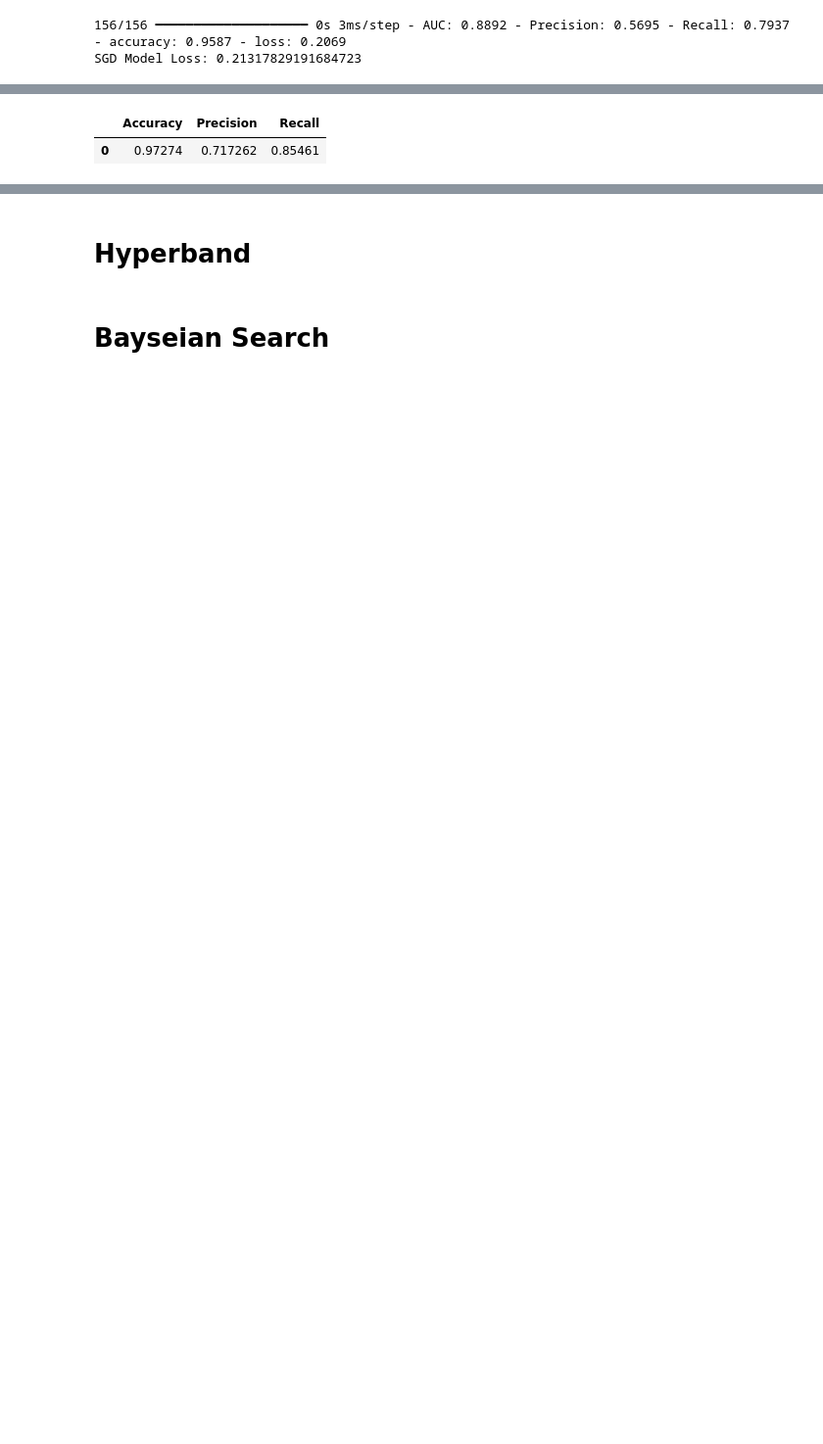
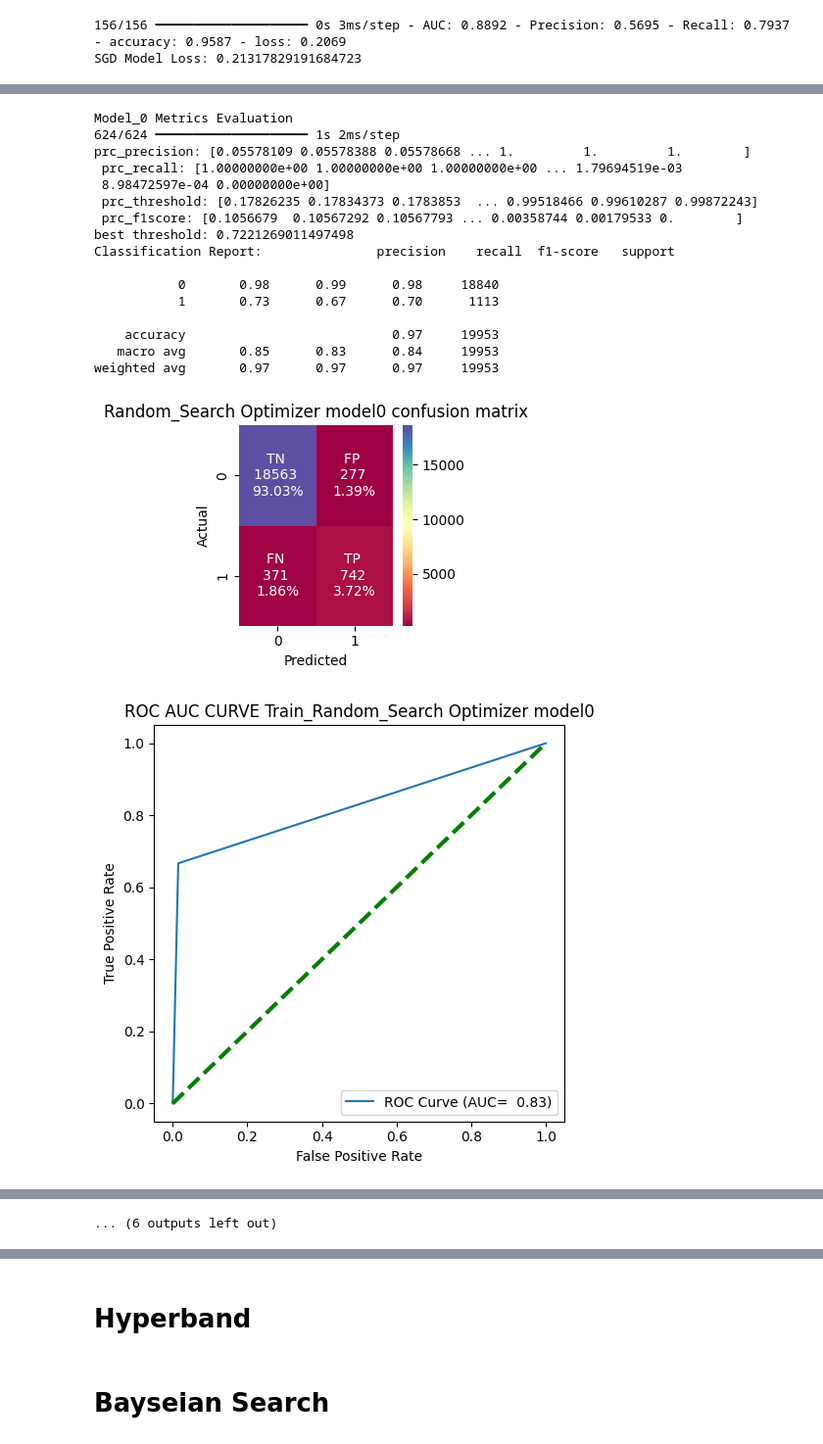
Before and after one commit to jpkarthik/AIMLHandson, a Jupyter notebook: Neural Networks/ReneWind_v1_0.ipynb, the cells around one changed output, grey strips where cells are left out. Shown at 98% size. Drawn from its saved outputs; the diff is of its cells as text; code cells hidden in the pictures; blank space fills up the shorter version.

```diff
--- a/Neural Networks/ReneWind_v1_0.ipynb
+++ b/Neural Networks/ReneWind_v1_0.ipynb
@@ -410,5 +462,10 @@ SGD Model Loss: 0.21317829191684723
 # %%
 def classWeightCalculation():
-  cal_class_weight = compute_class_weight(class_weight='balanced',classes = np.unique(Target_Train), y=Target_Train)
+  cal_class_weight = compute_class_weight(class_weight='balanced',
+                                          classes = np.unique(Target_Train), y=Target_Train)
   dict_class_weight = dict(enumerate(cal_class_weight))
   return dict_class_weight
+
+
+dict_classWeight = classWeightCalculation()
+print(dict_classWeight)
@@ -471,0 +474,3 @@ ObjHT =NNHyperParameterTuning()
+# %%
+for iteration in range(1,4):
+  print(iteration)
@@ -489,6 +721,14 @@ Reloading Tuner from ReneWind/RandomSearch_HyperTune_02/tuner0.json
 # %%
-best_hyperparameter = random_tuner.get_best_hyperparameters(num_trials=1)[0]
+best_hyperparameter = random_tuner.get_best_hyperparameters(num_trials=6)
 
-for key,value in best_hyperparameter.values.items():
-  print(f'{key}:{value}')
+for bst_hyp in best_hyperparameter:
+  for key,value in bst_hyp.values.items():
+
+    print(f'{key}:{value}')
+  print('-'*100)
+hyp_list = []
+for hp in best_hyperparameter:
+  hyp_list.append(hp.values)
+
+df_hyp = pd.DataFrame(hyp_list)
 # %% [output]
@@ -511,0 +772,11 @@ rate_Droput_2:0.4
+# %%
+stop_early = EarlyStopping(monitor = 'val_loss', patience= 4, restore_best_weights=True)
+lr_reducing = ReduceLROnPlateau(monitor = 'val_loss', patience=4, factor=0.2, min_lr= 1e-6)
+RndmSearch_Best_Model_Fit = []
+for hyp in best_hyperparameter:
+  model = ObjHT.BuildModel(hyp)
+  model.fit(Feature_Train_Scaled, Target_Train, epochs = 100,
+            validation_split = 0.2,callbacks = [stop_early, lr_reducing],
+            class_weight = dict_classWeight, verbose =1,
+            batch_size = 32, shuffle=True)
+  RndmSearch_Best_Model_Fit.append(model)
@@ -562,5 +803,28 @@ df_Test_Metrics_RS = pd.DataFrame({'Accuracy':[Test_accuracy], 'Precision':[Test
-# %%
-df_Test_Metrics_RS
-# %% [output]
-|  | Accuracy | Precision | Recall |
-| 0 | 0.97274 | 0.717262 | 0.85461 |
+# %%
+df_Rs_Best_Train = pd.DataFrame()
+df_Rs_Best_Test = pd.DataFrame()
+for indx, model_bst in enumerate(RndmSearch_Best_Model_Fit):
+  print(f'Model_{indx} Metrics Evaluation')
+  df_Rs_Best_Train = pd.concat([df_Rs_Best_Train, ObjMetrics.Metrics_Calculation
+                        (model_bst, Feature_Train_Scaled, Target_Train, f'Random_Search Optimizer model{indx}','Train')], ignore_index=True )
+  df_Rs_Best_Test = pd.concat( [df_Rs_Best_Test, ObjMetrics.Metrics_Calculation
+                        (model_bst, Feature_Test_Scaled, Target_Test, f'Random_Search Optimizer model{indx}','Test')], ignore_index=True )
+# %% [output]
+Model_0 Metrics Evaluation
+624/624 ━━━━━━━━━━━━━━━━━━━━ 1s 2ms/step
+prc_precision: [0.05578109 0.05578388 0.05578668 ... 1.         1.         1.        ]
+ prc_recall: [1.00000000e+00 1.00000000e+00 1.00000000e+00 ... 1.79694519e-03
+ 8.98472597e-04 0.00000000e+00]
+ prc_threshold: [0.17826235 0.17834373 0.1783853  ... 0.99518466 0.99610287 0.99872243]
+ prc_f1score: [0.1056679  0.10567292 0.10567793 ... 0.00358744 0.00179533 0.        ]
+best threshold: 0.7221269011497498
+Classification Report:               precision    recall  f1-score   support
+
+           0       0.98      0.99      0.98     18840
+           1       0.73      0.67      0.70      1113
+
+    accuracy                           0.97     19953
+   macro avg       0.85      0.83      0.84     19953
+weighted avg       0.97      0.97      0.97     19953
+[figure, added]
+[figure, added]
@@ -566,0 +881 @@ df_Test_Metrics_RS
+... (6 outputs left out)
```
Also changed, not shown: parts of 49 cells of this notebook.
